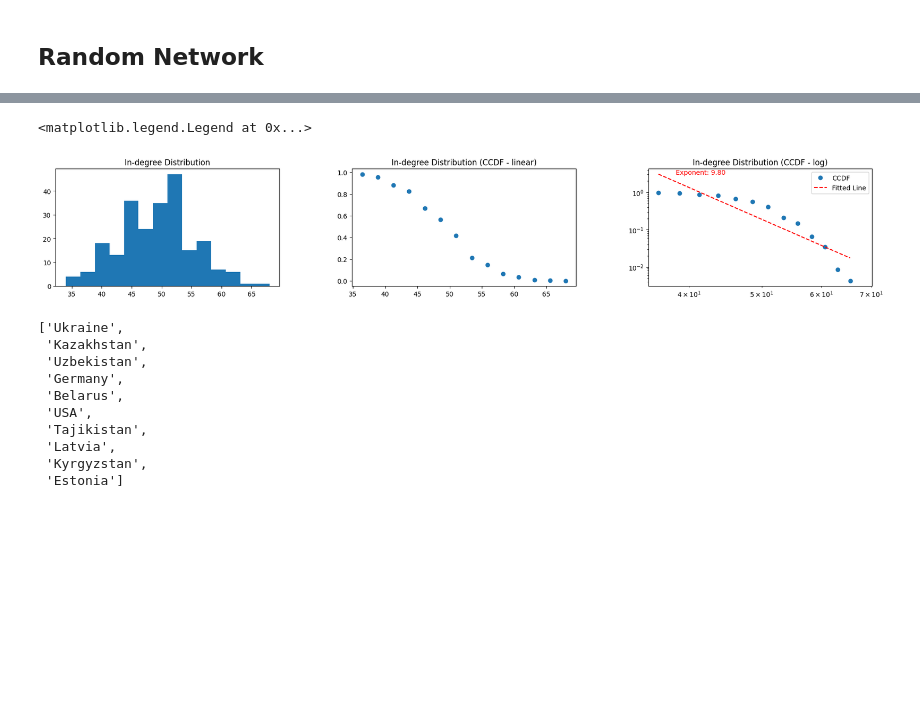
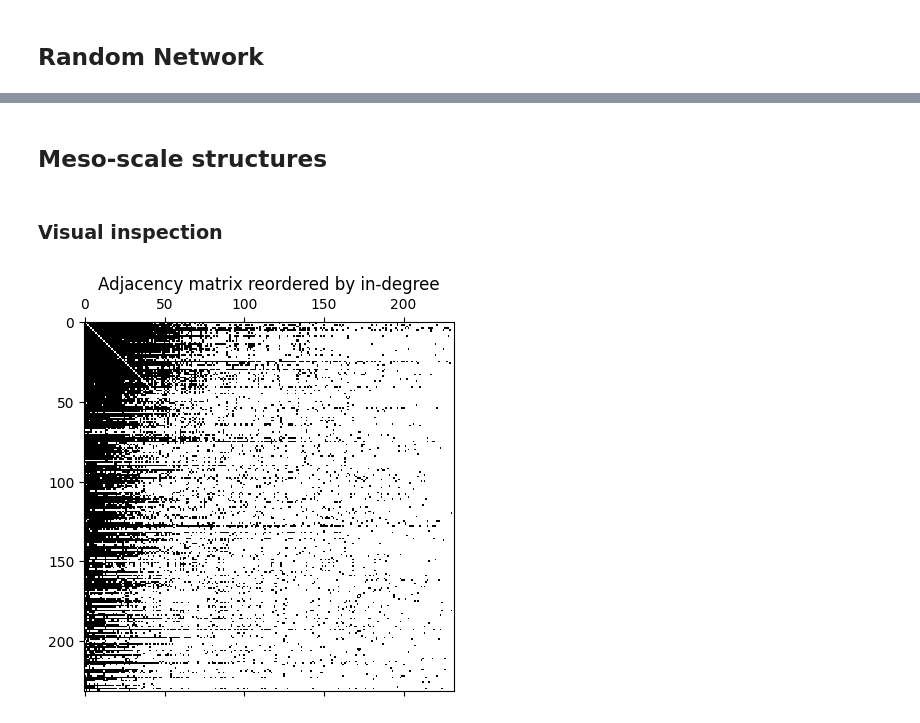
Before and after one commit to Ethangx8/AdvancedDataScienceCN, a Jupyter notebook: notebook/notebook.ipynb, the cells around one changed output, grey strips where cells are left out. Saved outputs shown, nothing was run; the diff lists cells and outputs as text; code cells hidden in the pictures; blank space fills up the shorter version.

```diff
--- a/notebook/notebook.ipynb
+++ b/notebook/notebook.ipynb
@@ -333,24 +386,0 @@ degs = dict(ER.in_degree())
-# %%
-fig, subp2 = plt.subplots(1, 3, figsize = (20, 5))
-fig.tight_layout(pad = 8.0)
-counts, bins, _ = subp2[0].hist(list(degs.values()), bins = "auto")
-subp2[0].set(title=f'In-degree Distribution')
-cdf = np.cumsum(counts) / np.sum(counts)
-ccdf = 1 - cdf
-subp2[1].plot(bins[1:], ccdf, marker = 'o', linestyle = 'none')
-subp2[1].set(title = f'In-degree Distribution (CCDF - linear)')
-non_zero_indices = ccdf > 0
-log_bins = np.log10(bins[1:])[non_zero_indices]
-log_ccdf = np.log10(ccdf)[non_zero_indices]
-model = LinearRegression().fit(log_bins.reshape(-1, 1), log_ccdf)
-slope = model.coef_[0]
-subp2[2].loglog(bins[1:], ccdf, label = 'CCDF', marker = 'o', linestyle = 'none')
-fitted_line = 10 ** model.predict(log_bins.reshape(-1, 1))
-subp2[2].loglog(bins[1:][non_zero_indices], fitted_line, label = 'Fitted Line', linestyle = '--', color = 'red')
-subp2[2].text(bins[1:][non_zero_indices][0] + 2, fitted_line[0], f'Exponent: {1 - slope:.2f}', fontsize = 10, color = 'red')
-
-subp2[2].set(title = f'In-degree Distribution (CCDF - log)')
-subp2[2].legend()
-# %% [output]
-<matplotlib.legend.Legend at 0x...>
-[figure, removed]
@@ -363,15 +387,12 @@ def get_id(g, name):
-# %%
-top10russ = sorted(list(g.out_edges(get_id(g, "Russian Fed."))), key = lambda x: g.get_edge_data(*x)["migration_total"], reverse = True)[:10]
-top10russ = [g.nodes[y].get("name") for x, y in top10russ]
-top10russ
-# %% [output]
-['Ukraine',
- 'Kazakhstan',
- 'Uzbekistan',
- 'Germany',
- 'Belarus',
- 'USA',
- 'Tajikistan',
- 'Latvia',
- 'Kyrgyzstan',
- 'Estonia']
+# %% [markdown]
+## Meso-scale structures
+# %% [markdown]
+### Visual inspection
+# %%
+sorted_ind = sorted(g.nodes, key = centralities["In_degree"].get, reverse = True)
+B = adj_matrix[np.ix_(sorted_ind, sorted_ind)]
+plt.spy(B.todense())
+plt.title("Adjacency matrix reordered by in-degree")
+plt.show()
+# %% [output]
+[figure, added]
```
Also changed, not shown: parts of 39 cells of this notebook, 1 other file.
